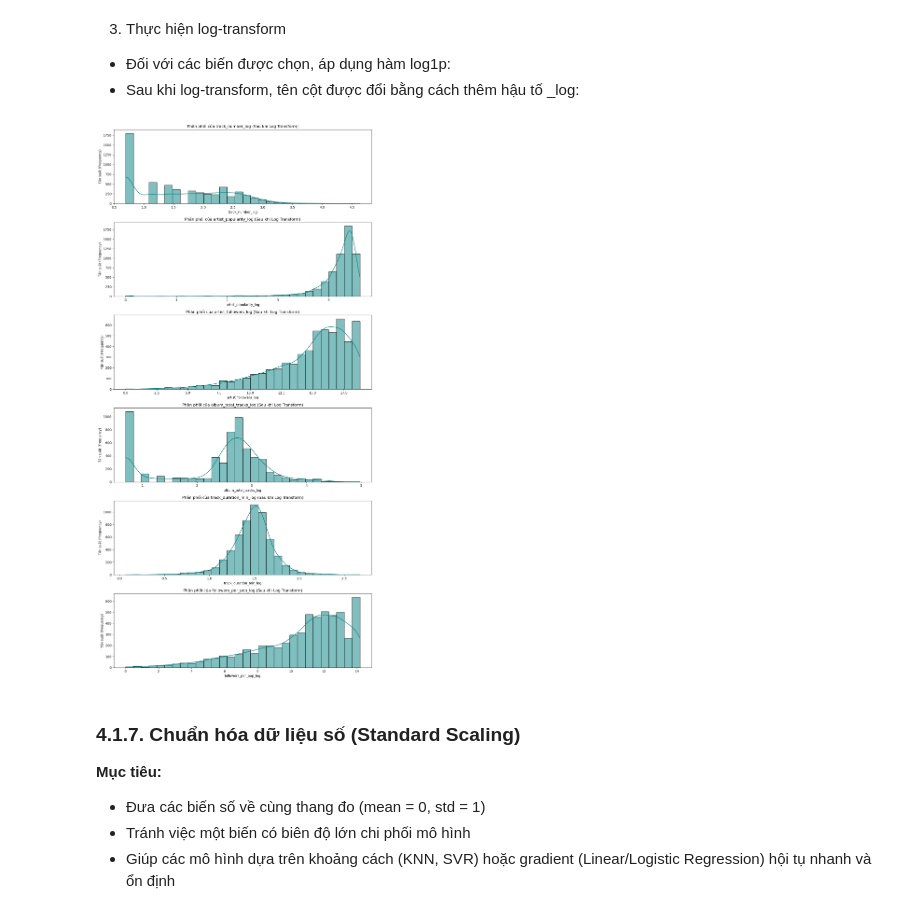
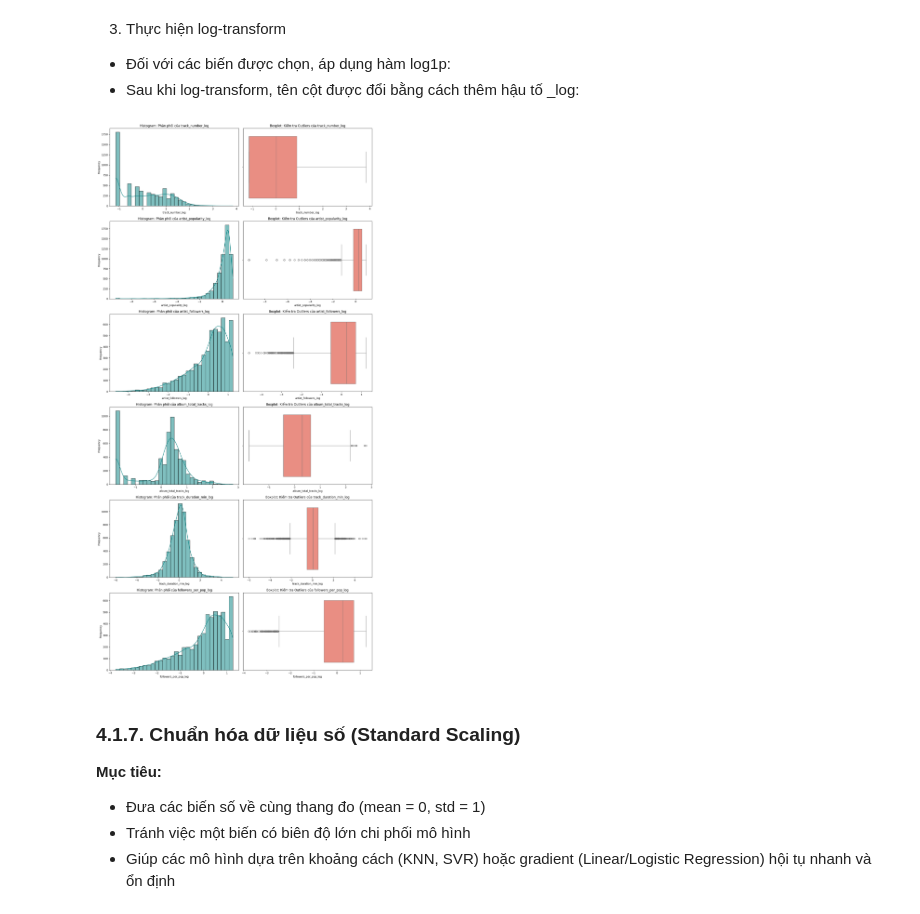
Before and after one commit to thangnguyennbk-sys/Spotify_project, a Jupyter notebook: Spotify_project.ipynb, the cells around one changed output. Saved outputs shown, nothing was run; the diff lists cells and outputs as text; code cells hidden in the pictures.

```diff
--- a/Spotify_project.ipynb
+++ b/Spotify_project.ipynb
@@ -1461,28 +1449,36 @@ for col in cols_to_log:
         X_train.rename(columns={col: f"{col}_log"}, inplace=True)
         X_test.rename(columns={col: f"{col}_log"}, inplace=True)
 # %%
-# 1. Xác định danh sách tên cột mới (đã thêm đuôi _log)
+
+# 1. Xác định danh sách cột
 new_log_cols = [f"{col}_log" for col in cols_to_log]
+n_rows = len(new_log_cols)
 
-# 2. Thiết lập kích thước biểu đồ tùy theo số lượng cột
-n_cols = len(new_log_cols)
-plt.figure(figsize=(12, 4 * n_cols))
+# 2. Thiết lập khung hình (Rộng hơn để chứa 2 hình ngang)
+plt.figure(figsize=(15, 5 * n_rows))
 
-# 3. Vẽ vòng lặp từng cột
+# 3. Vòng lặp vẽ
 for i, col in enumerate(new_log_cols):
-    plt.subplot(n_cols, 1, i + 1)
 
-    # Vẽ Histogram và đường KDE
+    # --- VẼ BIỂU ĐỒ 1: HISTOGRAM (BÊN TRÁI) ---
+    # Logic vị trí: Hàng i, 2 cột, vị trí thứ 1 (lẻ)
+    plt.subplot(n_rows, 2, 2*i + 1)
     sns.histplot(X_train[col], kde=True, color='teal', bins=30)
+    plt.title(f'Histogram: Phân phối của {col}')
+    plt.xlabel(col)
+    plt.ylabel('Frequency')
 
-    plt.title(f'Phân phối của {col} (Sau khi Log Transform)')
+    # --- VẼ BIỂU ĐỒ 2: BOXPLOT (BÊN PHẢI) ---
+    # Logic vị trí: Hàng i, 2 cột, vị trí thứ 2 (chẵn)
+    plt.subplot(n_rows, 2, 2*i + 2)
+    sns.boxplot(x=X_train[col], color='salmon') # x=... để vẽ nằm ngang cho khớp trục X
+    plt.title(f'Boxplot: Kiểm tra Outliers của {col}')
     plt.xlabel(col)
-    plt.ylabel('Tần suất (Frequency)')
 
-plt.tight_layout()
+plt.tight_layout() # Căn chỉnh tự động cho đỡ bị đè chữ
 plt.show()
 # %% [output]
-[figure, old version]
+[figure, new version]
 # %% [markdown]
 ### 4.1.7. Chuẩn hóa dữ liệu số (Standard Scaling)
 **Mục tiêu:**
```
Also changed, not shown: parts of 39 cells of this notebook.
